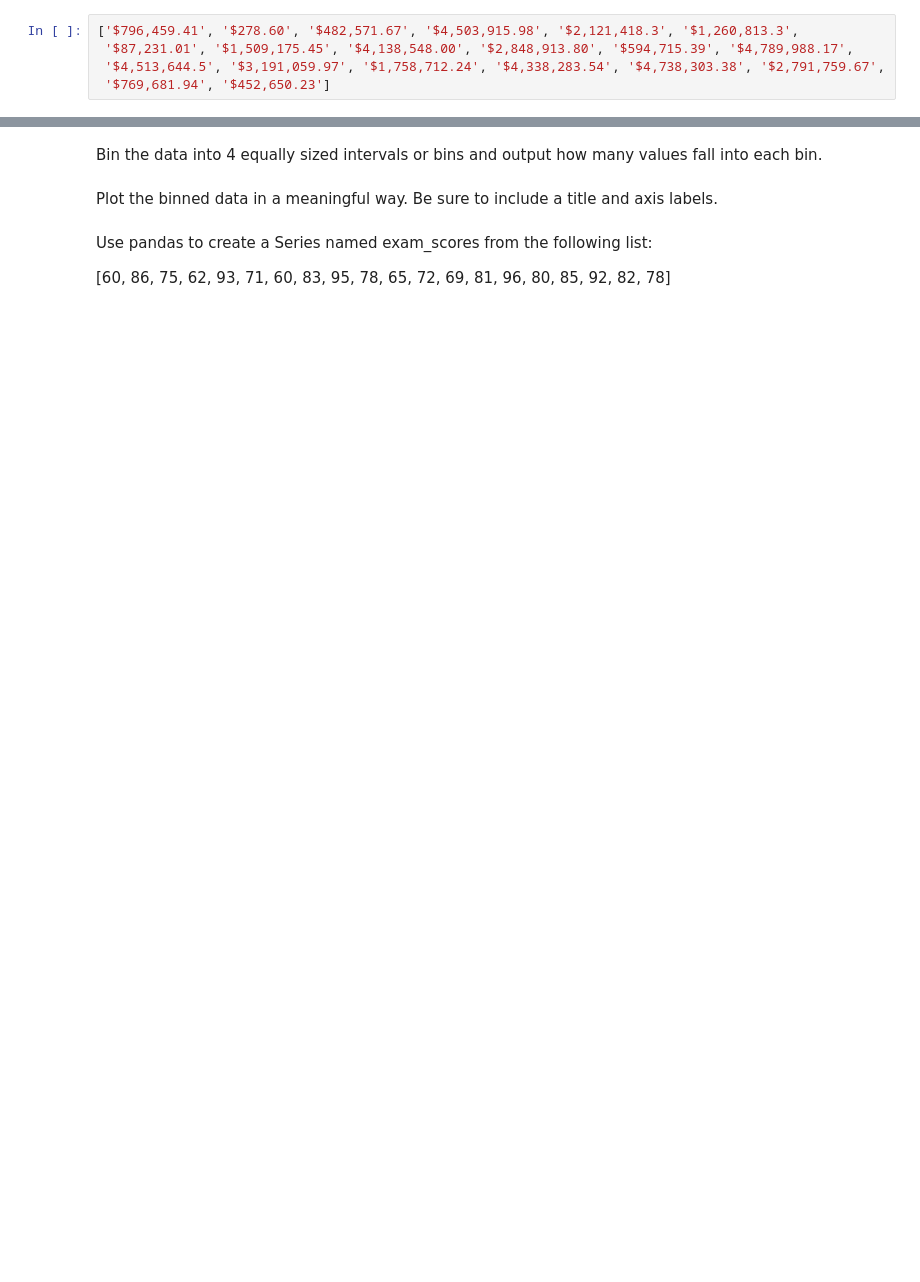
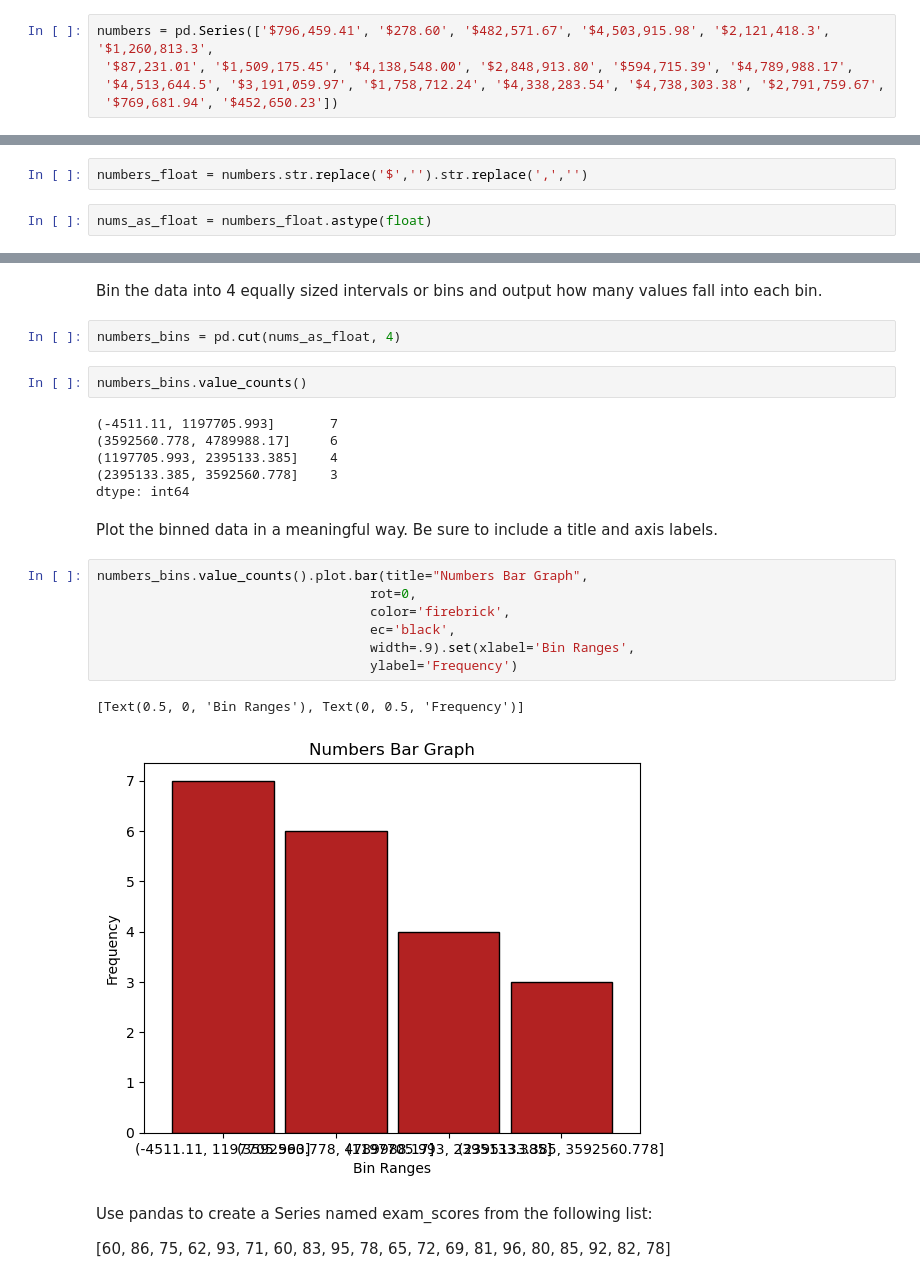
Before and after one commit to shawn-brown12/data-science-libraries, a Jupyter notebook: pandas_series_exercises.ipynb, the cells around one changed output, grey strips where cells are left out. Drawn from its saved outputs; the diff is of its cells as text; blank space fills up the shorter version.

```diff
--- a/pandas_series_exercises.ipynb
+++ b/pandas_series_exercises.ipynb
@@ -313,9 +422,9 @@ Use pandas to create a Series named numbers from the following list:
 
 ['$796,459.41', '$278.60', '$482,571.67', '$4,503,915.98', '$2,121,418.3', '$1,260,813.3', '$87,231.01', '$1,509,175.45', '$4,138,548.00', '$2,848,913.80', '$594,715.39', '$4,789,988.17', '$4,513,644.5', '$3,191,059.97', '$1,758,712.24', '$4,338,283.54', '$4,738,303.38', '$2,791,759.67', '$769,681.94', '$452,650.23']
 # %%
-['$796,459.41', '$278.60', '$482,571.67', '$4,503,915.98', '$2,121,418.3', '$1,260,813.3',
+numbers = pd.Series(['$796,459.41', '$278.60', '$482,571.67', '$4,503,915.98', '$2,121,418.3', '$1,260,813.3',
  '$87,231.01', '$1,509,175.45', '$4,138,548.00', '$2,848,913.80', '$594,715.39', '$4,789,988.17',
  '$4,513,644.5', '$3,191,059.97', '$1,758,712.24', '$4,338,283.54', '$4,738,303.38', '$2,791,759.67',
- '$769,681.94', '$452,650.23']
+ '$769,681.94', '$452,650.23'])
 # %% [markdown]
 What is the data type of the numbers Series?
@@ -324,4 +445,8 @@ How many elements are in the number Series?
 # %% [markdown]
 Perform the necessary manipulations by accessing Series attributes and methods to convert the numbers Series to a numeric data type.
+# %%
+numbers_float = numbers.str.replace('$','').str.replace(',','')
+# %%
+nums_as_float = numbers_float.astype(float)
 # %% [markdown]
 Run the code to discover the maximum value from the Series.
@@ -332,7 +477,27 @@ What is the range of the values in the Series?
 # %% [markdown]
 Bin the data into 4 equally sized intervals or bins and output how many values fall into each bin.
+# %%
+numbers_bins = pd.cut(nums_as_float, 4)
+# %%
+numbers_bins.value_counts()
+# %% [output]
+(-4511.11, 1197705.993]       7
+(3592560.778, 4789988.17]     6
+(1197705.993, 2395133.385]    4
+(2395133.385, 3592560.778]    3
+dtype: int64
 # %% [markdown]
 Plot the binned data in a meaningful way. Be sure to include a title and axis labels.
+# %%
+numbers_bins.value_counts().plot.bar(title="Numbers Bar Graph",
+                                   rot=0,
+                                   color='firebrick',
+                                   ec='black',
+                                   width=.9).set(xlabel='Bin Ranges',
+                                   ylabel='Frequency')
+# %% [output]
+[Text(0.5, 0, 'Bin Ranges'), Text(0, 0.5, 'Frequency')]
+[figure, added]
 # %% [markdown]
 Use pandas to create a Series named exam_scores from the following list:
 
```
Also changed, not shown: parts of 29 cells of this notebook.
